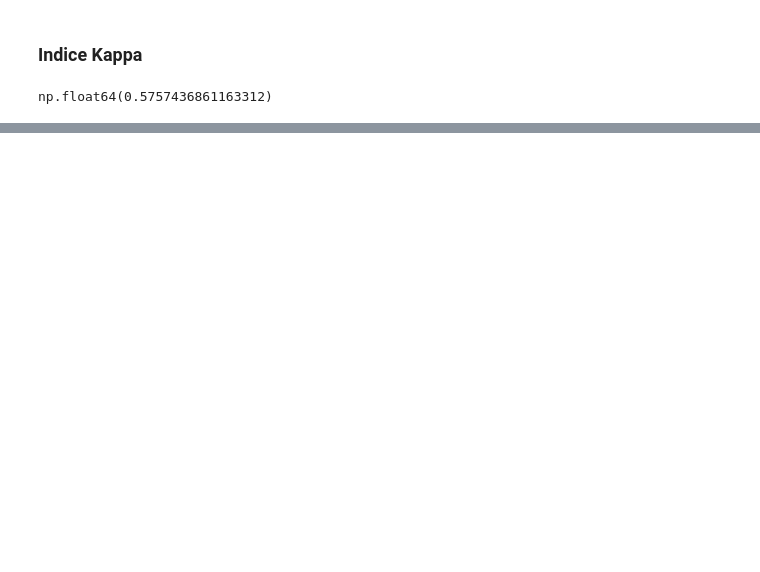
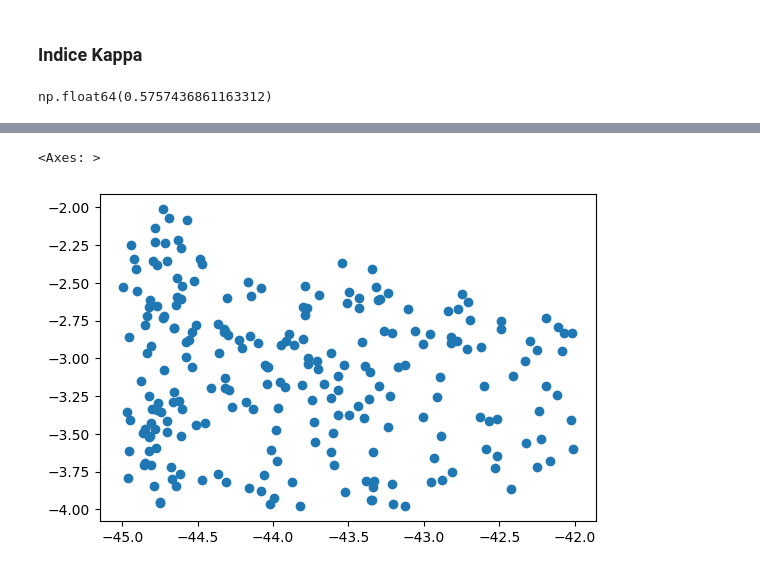
Before and after one commit to LambdaGeo/acuracia_slz, a Jupyter notebook: acuracia_sa23z.ipynb, the cells around one changed output, grey strips where cells are left out. Cells and saved outputs as stored; diff of their text form; code cells hidden in the pictures; blank space fills up the shorter version.

Commit message:
incluindo visualizado de dados geograficos

```diff
--- a/acuracia_sa23z.ipynb
+++ b/acuracia_sa23z.ipynb
@@ -1553,0 +1680,3 @@ np.float64(0.5757436861163312)
+# %%
+# Definindo o sistema de coordenadas (CRS) - aqui, WGS84 (epsg:4326)
+gdf.set_crs(epsg=4326, inplace=True)
@@ -1553,0 +1697,3 @@ np.float64(0.5757436861163312)
+# %%
+gdf_erros = gdf[gdf['classification'] != gdf['reference']]
+gdf_erros.shape
@@ -1553,0 +1702,2 @@ np.float64(0.5757436861163312)
+# %%
+gdf_erros.drop('system:index', axis=1, inplace=True)
@@ -1553,0 +1706,2 @@ np.float64(0.5757436861163312)
+# %%
+gdf_erros.drop('.geo', axis=1, inplace=True)
@@ -1553,0 +1729,5 @@ np.float64(0.5757436861163312)
+# %%
+gdf_erros.plot()
+# %% [output]
+<Axes: >
+[figure, added]
```
Also changed, not shown: parts of 63 cells of this notebook, 1 other file.
